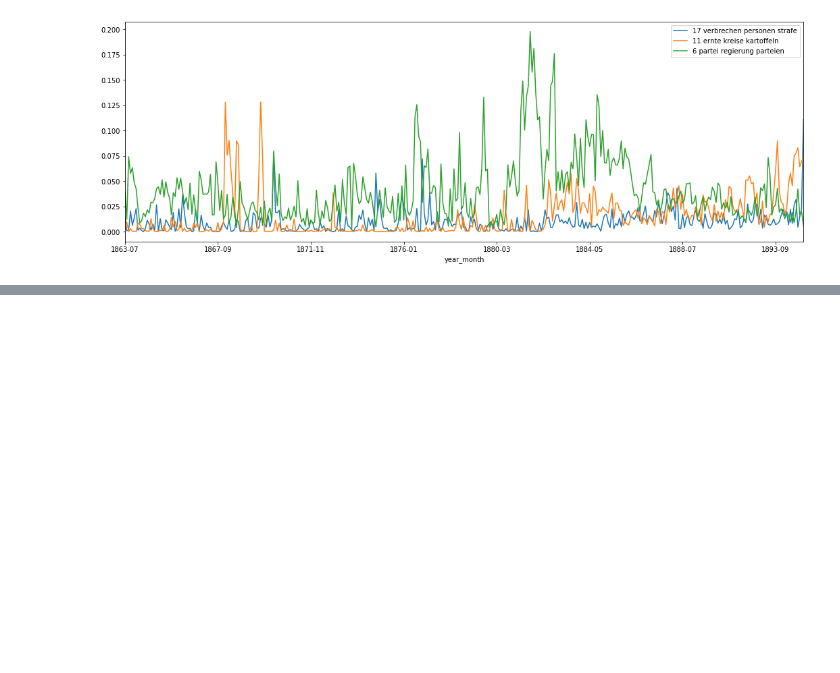
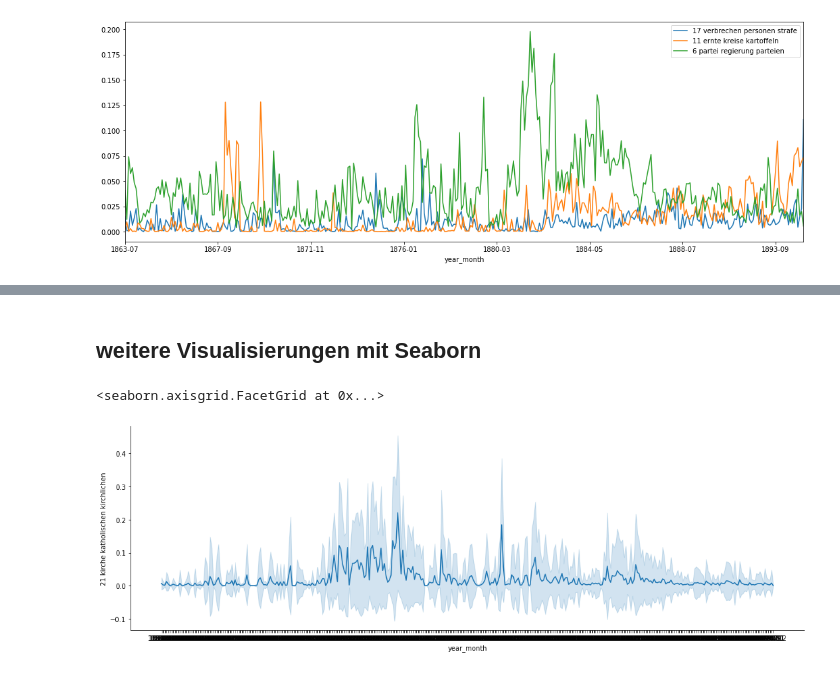
Before and after one commit to martindroege/text-mining-amtspresse-preussen, a Jupyter notebook: Topic-Modeling-Explorer.ipynb, the cells around one changed output, grey strips where cells are left out. Cells and saved outputs as stored; diff of their text form; code cells hidden in the pictures; blank space fills up the shorter version.

```diff
--- a/Topic-Modeling-Explorer.ipynb
+++ b/Topic-Modeling-Explorer.ipynb
@@ -110,0 +136,7 @@ df_year_month_topics.plot(figsize=(18,6))
+# %% [markdown]
+## weitere Visualisierungen mit Seaborn
+# %%
+sns.relplot(x='year_month', y='21 kirche katholischen kirchlichen', kind='line', ci='sd', data=df, height=5, aspect=3)
+# %% [output]
+<seaborn.axisgrid.FacetGrid at 0x...>
+[figure, added]
```
Also changed, not shown: parts of 7 cells of this notebook, 1 other file.
